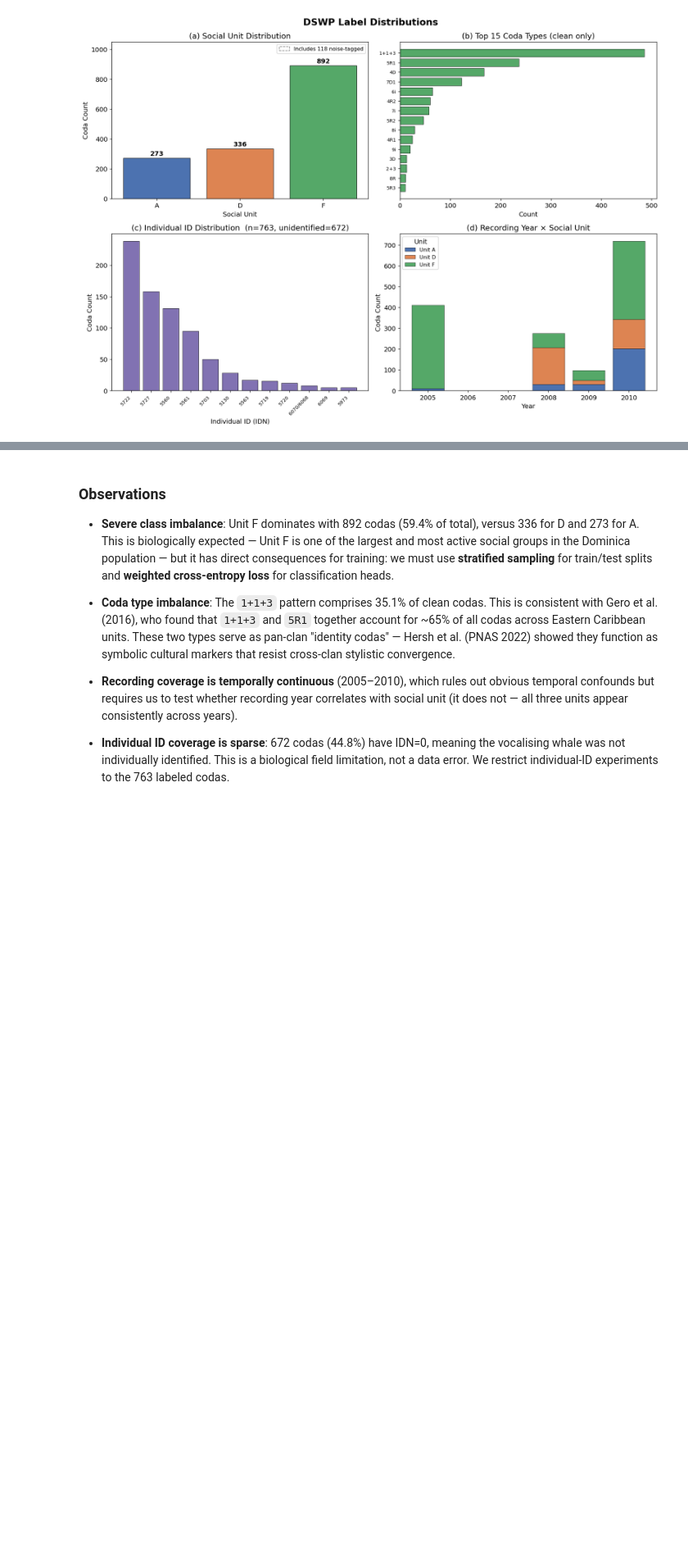
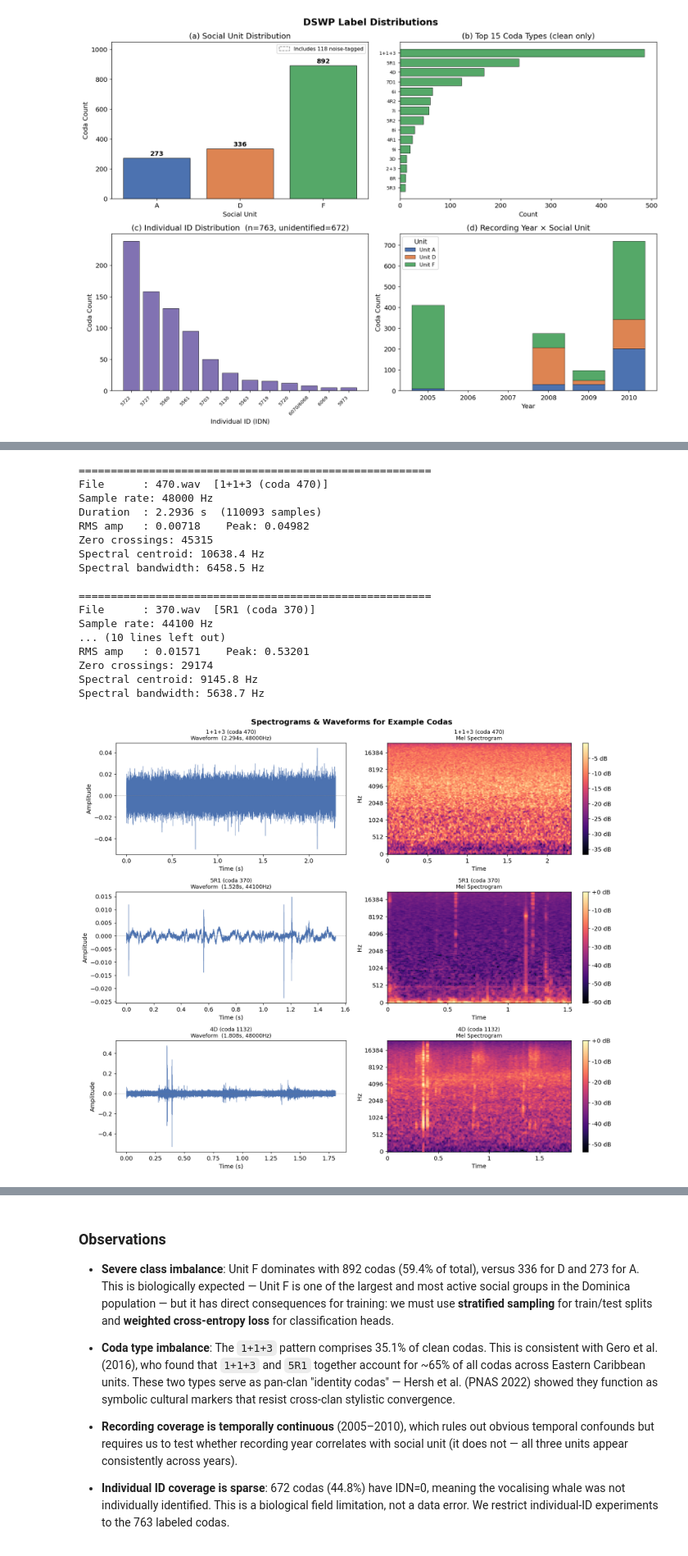
Before and after one commit to fifth-island/data_297_final_paper, a Jupyter notebook: notebooks/eda_phase0.ipynb, the cells around one changed output, grey strips where cells are left out. Shown at 82% size. Saved outputs shown, nothing was run; the diff lists cells and outputs as text; code cells hidden in the pictures; blank space fills up the shorter version.

```diff
--- a/notebooks/eda_phase0.ipynb
+++ b/notebooks/eda_phase0.ipynb
@@ -185,0 +293,78 @@ plt.show()
+# %%
+# comaparing the top 3 coda types: stats, unit composition, distributions, and example spectrograms
+FILES = ["470.wav", "370.wav", "1132.wav"]
+LABELS = ["1+1+3 (coda 470)", "5R1 (coda 370)", "4D (coda 1132)"]
+
+fig, axes = plt.subplots(len(FILES), 2, figsize=(14, 4 * len(FILES)))
+fig.suptitle("Spectrograms & Waveforms for Example Codas", fontsize=14, fontweight="bold")
+
+for i, (fname, label) in enumerate(zip(FILES, LABELS)):
+    fpath = os.path.join(AUDIO, fname)
+
+    if not os.path.exists(fpath):
+        print(f"[MISSING] {fpath}")
+        continue
+
+    # load audio and compute features
+    y, sr = librosa.load(fpath, sr=None, mono=True)
+    duration = librosa.get_duration(y=y, sr=sr)
+    n_samples = len(y)
+    rms = np.sqrt(np.mean(y**2))
+    peak = np.max(np.abs(y))
+    zero_crossings = librosa.zero_crossings(y).sum()
+    spectral_centroid = librosa.feature.spectral_centroid(y=y, sr=sr).mean()
+    spectral_bw = librosa.feature.spectral_bandwidth(y=y, sr=sr).mean()
+
+    # print summary stats
+    print(f"{'='*55}")
+    print(f"File      : {fname}  [{label}]")
+    print(f"Sample rate: {sr} Hz")
+    print(f"Duration  : {duration:.4f} s  ({n_samples} samples)")
+    print(f"RMS amp   : {rms:.5f}    Peak: {peak:.5f}")
+    print(f"Zero crossings: {zero_crossings}")
+    print(f"Spectral centroid: {spectral_centroid:.1f} Hz")
+    print(f"Spectral bandwidth: {spectral_bw:.1f} Hz")
+    print()
+
+    # getting the waveform and spectrogram
+    ax_w = axes[i, 0]
+    times = np.linspace(0, duration, n_samples)
+    ax_w.plot(times, y, color="#4C72B0", linewidth=0.5)
+    ax_w.set_title(f"{label}\nWaveform  ({duration:.3f}s, {sr}Hz)", fontsize=10)
+    ax_w.set_xlabel("Time (s)")
+    ax_w.set_ylabel("Amplitude")
+    ax_w.axhline(0, color="gray", linewidth=0.4, linestyle="--")
+
+
+    ax_s = axes[i, 1]
+    # Use a mel spectrogram,  good for click-train / broadband signals (more human compared to regualr spectrogram)
+    S = librosa.feature.melspectrogram(y=y, sr=sr, n_mels=128, fmax=sr // 2)
+    S_db = librosa.power_to_db(S, ref=np.max)
+    img = librosa.display.specshow(
+        S_db, sr=sr, x_axis="time", y_axis="mel",
+        fmax=sr // 2, ax=ax_s, cmap="magma"
+    )
+    fig.colorbar(img, ax=ax_s, format="%+2.0f dB")
+    ax_s.set_title(f"{label}\nMel Spectrogram", fontsize=10)
+
+plt.tight_layout()
+plt.show()
+# %% [output]
+=======================================================
+File      : 470.wav  [1+1+3 (coda 470)]
+Sample rate: 48000 Hz
+Duration  : 2.2936 s  (110093 samples)
+RMS amp   : 0.00718    Peak: 0.04982
+Zero crossings: 45315
+Spectral centroid: 10638.4 Hz
+Spectral bandwidth: 6458.5 Hz
+
+=======================================================
+File      : 370.wav  [5R1 (coda 370)]
+Sample rate: 44100 Hz
+... (10 lines left out)
+RMS amp   : 0.01571    Peak: 0.53201
+Zero crossings: 29174
+Spectral centroid: 9145.8 Hz
+Spectral bandwidth: 5638.7 Hz
+[figure, added]
```
Also changed, not shown: parts of 9 cells of this notebook, 1 other file.
